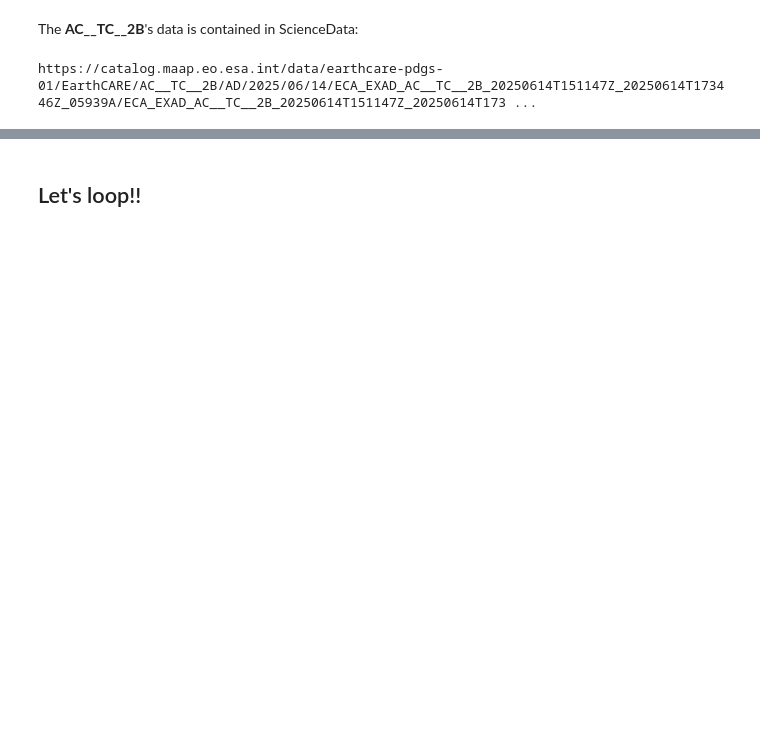
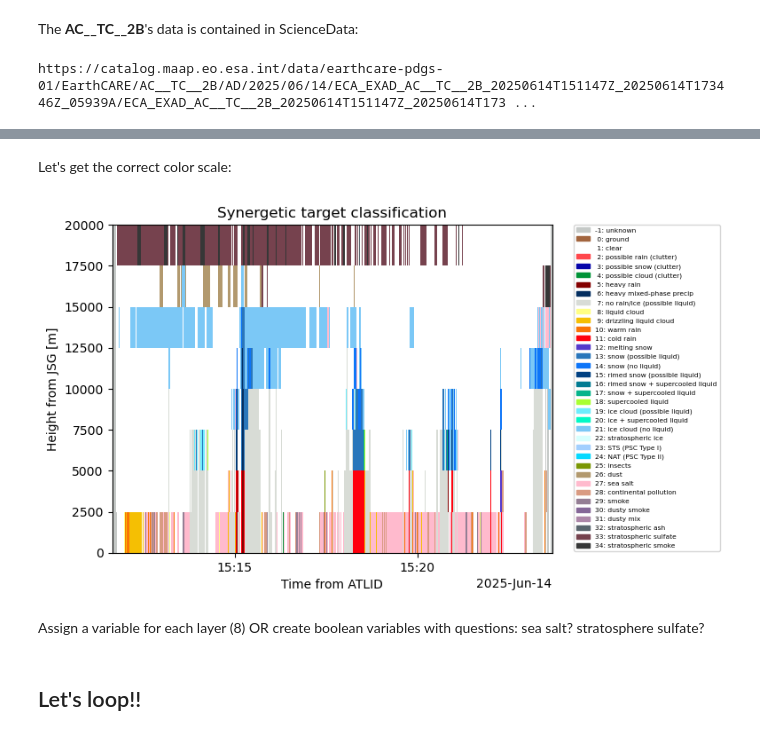
Before and after one commit to giacom0rovers1/earthcare_aerosol_cloud_interactions, a Jupyter notebook: ac__tc__2b.ipynb, the cells around one changed output, grey strips where cells are left out. Saved outputs shown, nothing was run; the diff lists cells and outputs as text; code cells hidden in the pictures; blank space fills up the shorter version.

```diff
--- a/ac__tc__2b.ipynb
+++ b/ac__tc__2b.ipynb
@@ -217,0 +217,2 @@ ds_coarse.plot()
+# %% [markdown]
+Let's get the correct color scale:
@@ -218,3 +249,27 @@ ds_coarse.plot()
+# %%
+# Example: suppose your classification variable is called "target_class"
+ds_coarse.plot(
+    x="along_track",
+    cmap=cmap,
+    norm=norm,
+    add_colorbar=False
+)
+
+# Build legend patches
+patches = [Patch(color=plot_colors[i], label=labels[i]) for i in range(len(labels))]
+
+# Add legend outside plot
+plt.legend(
+    handles=patches,
+    bbox_to_anchor=(1.05, 1), loc="upper left",
+    borderaxespad=0., fontsize=5.4, ncol=1
+)
+plt.title("Synergetic target classification")
+plt.show()
+# %% [output]
+[figure, added]
+# %% [markdown]
+Assign a variable for each layer (8) OR create boolean variables with questions: sea salt? stratosphere sulfate?
 # %% [markdown]
 ## Let's loop!!
 # %%
```
Also changed, not shown: parts of 25 cells of this notebook, 3 other files.
